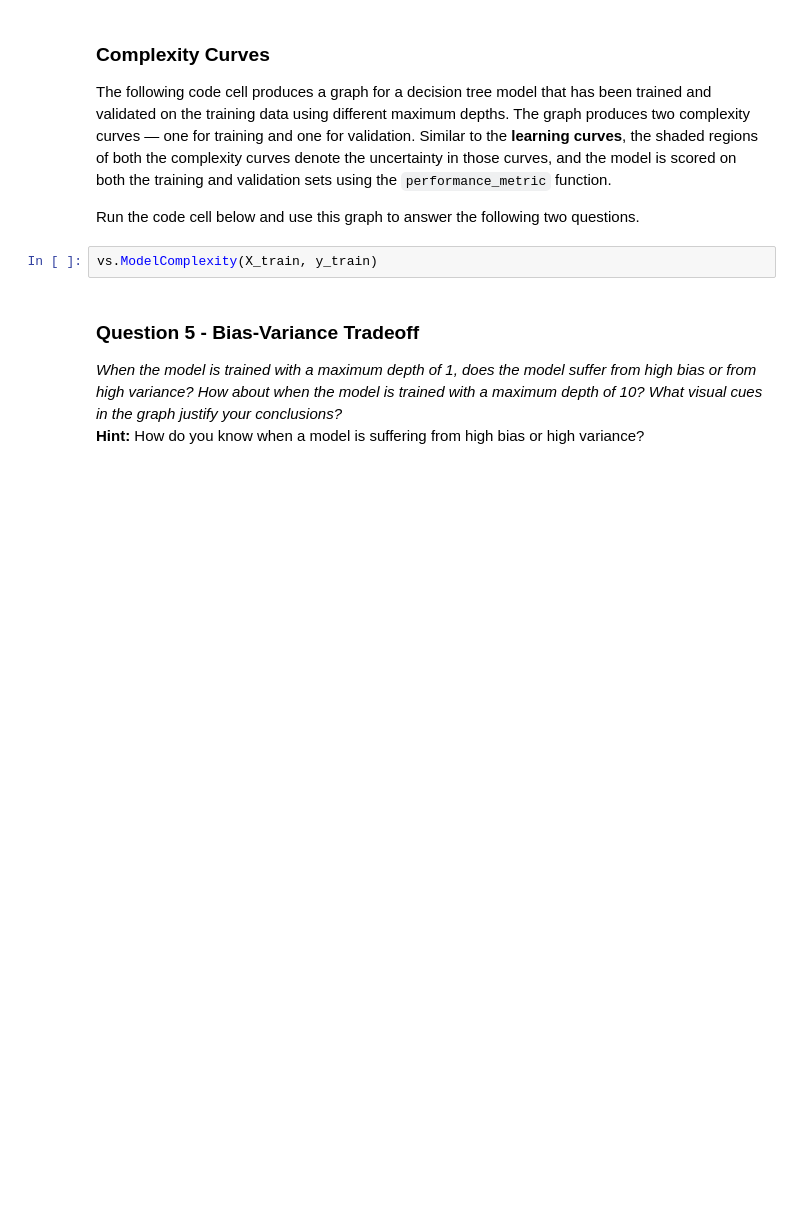
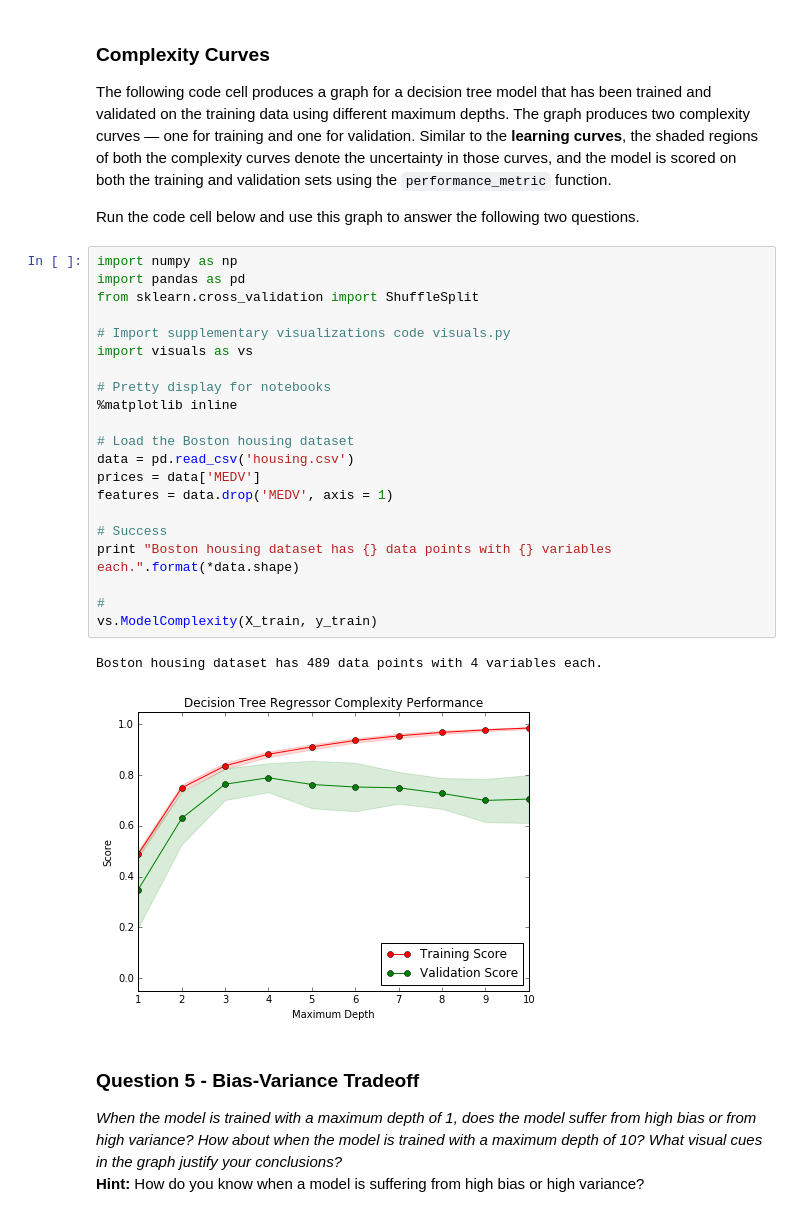
Before and after one commit to H2OLab/machine-learning, a Jupyter notebook: projects/boston_housing/boston_housing.ipynb, the cells around one changed output. Drawn from its saved outputs; the diff is of its cells as text; blank space fills up the shorter version.

```diff
--- a/projects/boston_housing/boston_housing.ipynb
+++ b/projects/boston_housing/boston_housing.ipynb
@@ -213,8 +234,30 @@ vs.ModelLearning(features, prices)
 The following code cell produces a graph for a decision tree model that has been trained and validated on the training data using different maximum depths. The graph produces two complexity curves — one for training and one for validation. Similar to the **learning curves**, the shaded regions of both the complexity curves denote the uncertainty in those curves, and the model is scored on both the training and validation sets using the `performance_metric` function.
 
 Run the code cell below and use this graph to answer the following two questions.
-# %%
-vs.ModelComplexity(X_train, y_train)
+# %%
+import numpy as np
+import pandas as pd
+from sklearn.cross_validation import ShuffleSplit
+
+# Import supplementary visualizations code visuals.py
+import visuals as vs
+
+# Pretty display for notebooks
+%matplotlib inline
+
+# Load the Boston housing dataset
+data = pd.read_csv('housing.csv')
+prices = data['MEDV']
+features = data.drop('MEDV', axis = 1)
+
+# Success
+print "Boston housing dataset has {} data points with {} variables each.".format(*data.shape)
+
+#
+vs.ModelComplexity(X_train, y_train)
+# %% [output]
+Boston housing dataset has 489 data points with 4 variables each.
+[figure, added]
 # %% [markdown]
 ### Question 5 - Bias-Variance Tradeoff
 *When the model is trained with a maximum depth of 1, does the model suffer from high bias or from high variance? How about when the model is trained with a maximum depth of 10? What visual cues in the graph justify your conclusions?*
```
Also changed, not shown: parts of 11 cells of this notebook.
